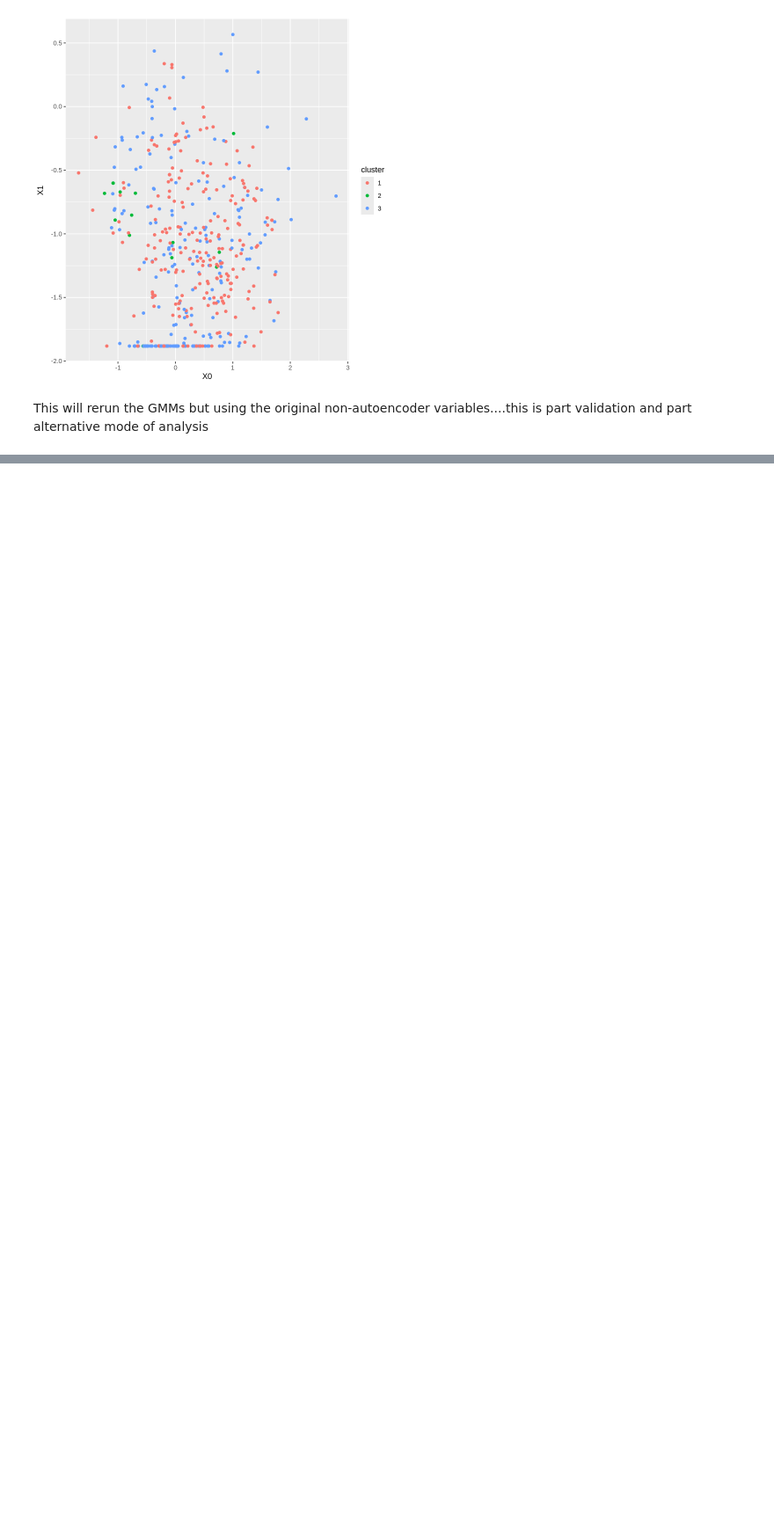
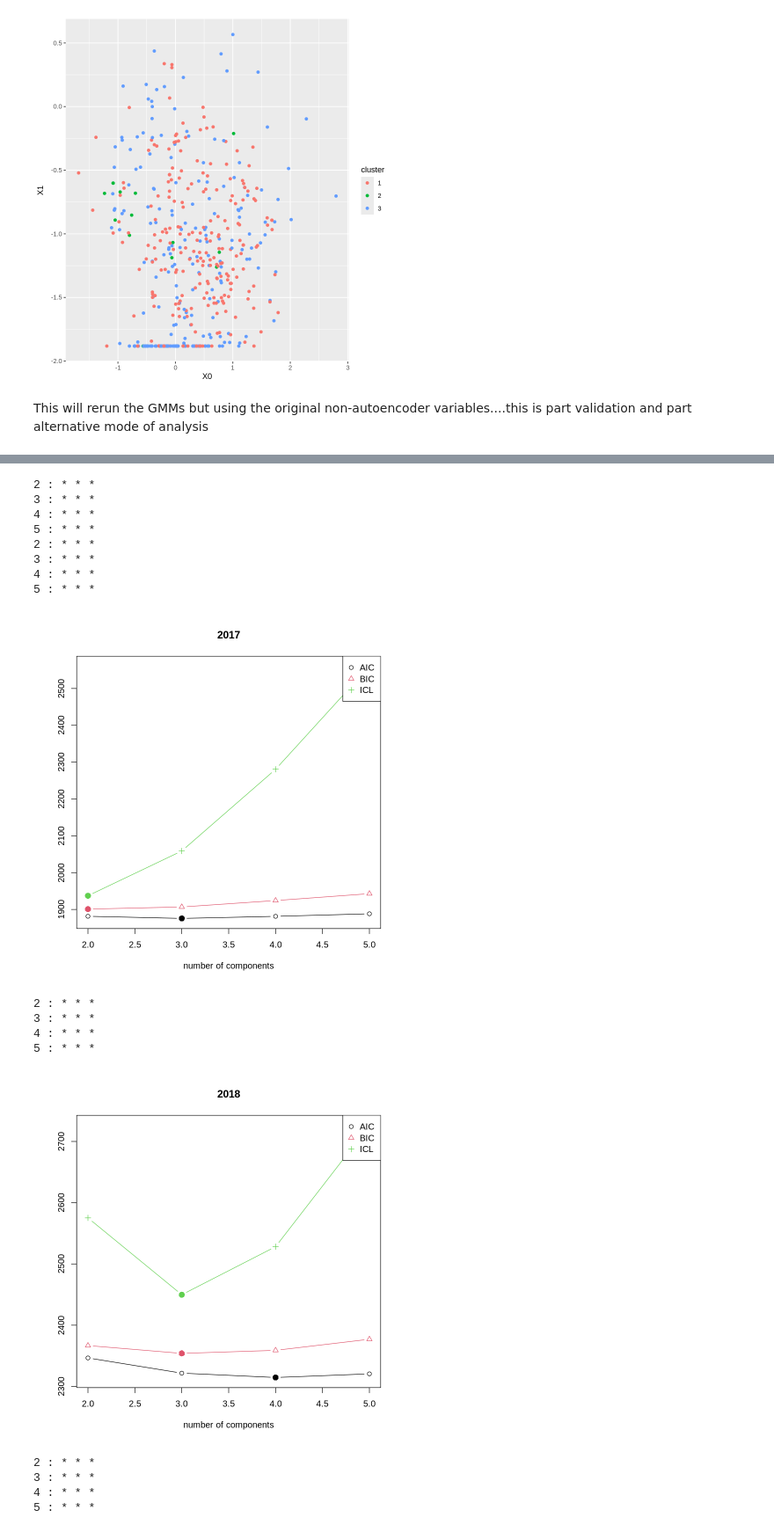
Before and after one commit to awagler2/NODE, a Jupyter notebook: GMM_again.ipynb, the cells around one changed output, grey strips where cells are left out. Shown at 88% size. Saved outputs shown, nothing was run; the diff lists cells and outputs as text; code cells hidden in the pictures; blank space fills up the shorter version.

```diff
--- a/GMM_again.ipynb
+++ b/GMM_again.ipynb
@@ -396,0 +463,34 @@ ERROR: Error in colMeans(x, na.rm = TRUE): 'x' must be numeric
+# %%
+gmm2017 <- stepFlexmix(PC1+PC2+PC3+PC4+PC5+PC6+PC7+PC8+PC9+PC10 ~ 1 | unitid, data = pc17, k = 2:5, model = FLXMRglm())
+plot(gmm2017,main="2017") # Visualize BIC/ICL values
+
+gmm2018 <- stepFlexmix(PC1+PC2+PC3+PC4+PC5+PC6+PC7+PC8+PC9+PC10 ~ 1 | unitid, data = pc18, k = 2:5, model = FLXMRglm())
+plot(gmm2018,main="2018") # Visualize BIC/ICL values
+
+gmm2019 <- stepFlexmix(PC1+PC2+PC3+PC4+PC5+PC6+PC7+PC8+PC9+PC10 ~ 1 | unitid, data = pc19, k = 2:5, model = FLXMRglm())
+plot(gmm2019,main="2019") # Visualize BIC/ICL values
+
+gmm2020 <- stepFlexmix(PC1+PC2+PC3+PC4+PC5+PC6+PC7+PC8+PC9+PC10 ~ 1 | unitid, data = pc20, k = 2:5, model = FLXMRglm())
+plot(gmm2020,main="2020") # Visualize BIC/ICL values
+
+gmm2021 <- stepFlexmix(PC1+PC2+PC3+PC4+PC5+PC6+PC7+PC8+PC9+PC10 ~ 1 | unitid, data = pc21, k = 2:5, model = FLXMRglm())
+plot(gmm2021,main="2021") # Visualize BIC/ICL values
+# %% [output]
+2 : * * *
+3 : * * *
+4 : * * *
+5 : * * *
+2 : * * *
+3 : * * *
+4 : * * *
+5 : * * *
+[figure, added]
+2 : * * *
+3 : * * *
+4 : * * *
+5 : * * *
+[figure, added]
+2 : * * *
+3 : * * *
+4 : * * *
+5 : * * *
```
Also changed, not shown: parts of 6 cells of this notebook.
